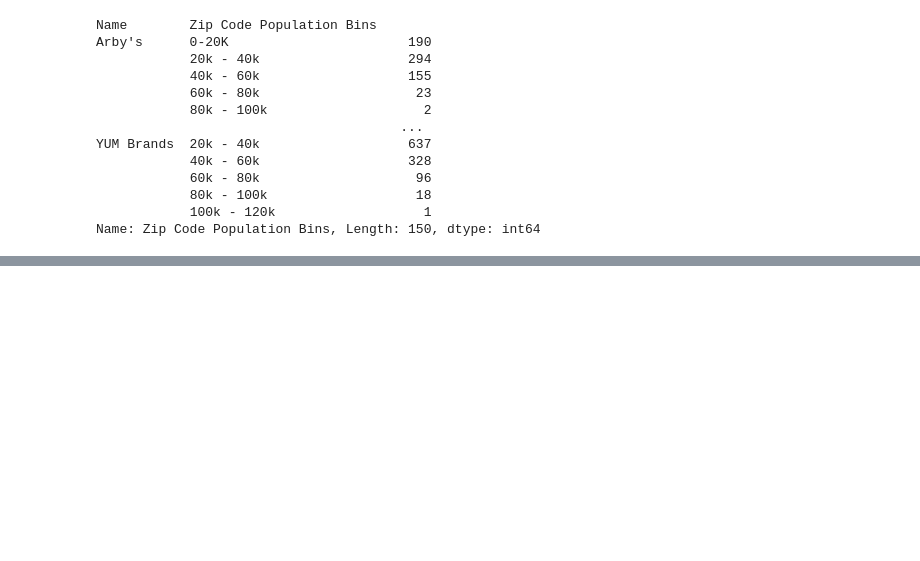
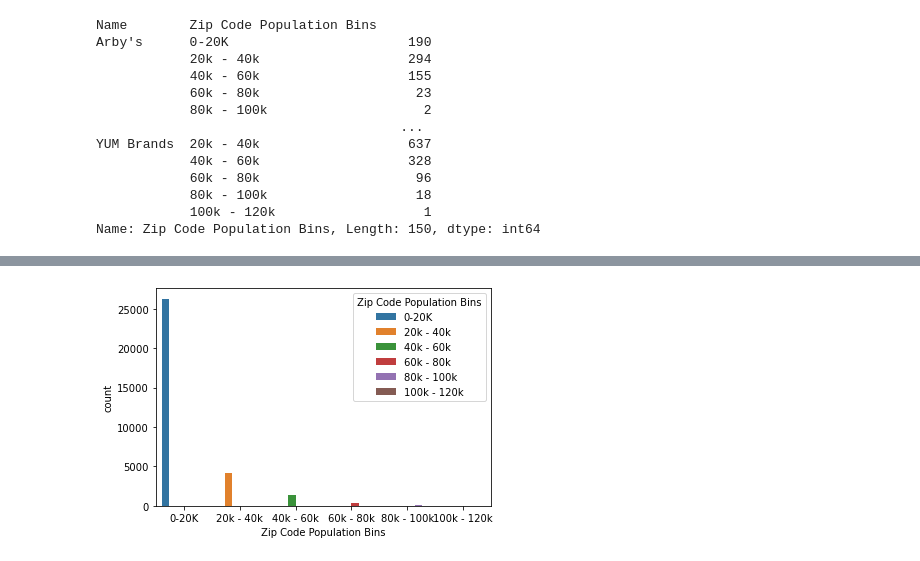
Before and after one commit to JeniLam/Project1_Group2, a Jupyter notebook: Notebooks/Clean_Restaurant_Data.ipynb, the cells around one changed output, grey strips where cells are left out. Saved outputs shown, nothing was run; the diff lists cells and outputs as text; code cells hidden in the pictures; blank space fills up the shorter version.

```diff
--- a/Notebooks/Clean_Restaurant_Data.ipynb
+++ b/Notebooks/Clean_Restaurant_Data.ipynb
@@ -336,0 +377,6 @@ census_2018['Zip Code Population Bins'].value_counts()
+# %%
+sns_plot = sns.countplot(data=census_2018,x='Zip Code Population Bins',hue='Zip Code Population Bins')
+figure = sns_plot.get_figure()
+figure.savefig('Census_Population_Bins_and_Locations.png')
+# %% [output]
+[figure, added]
```
Also changed, not shown: parts of 13 cells of this notebook, 10 other files.
